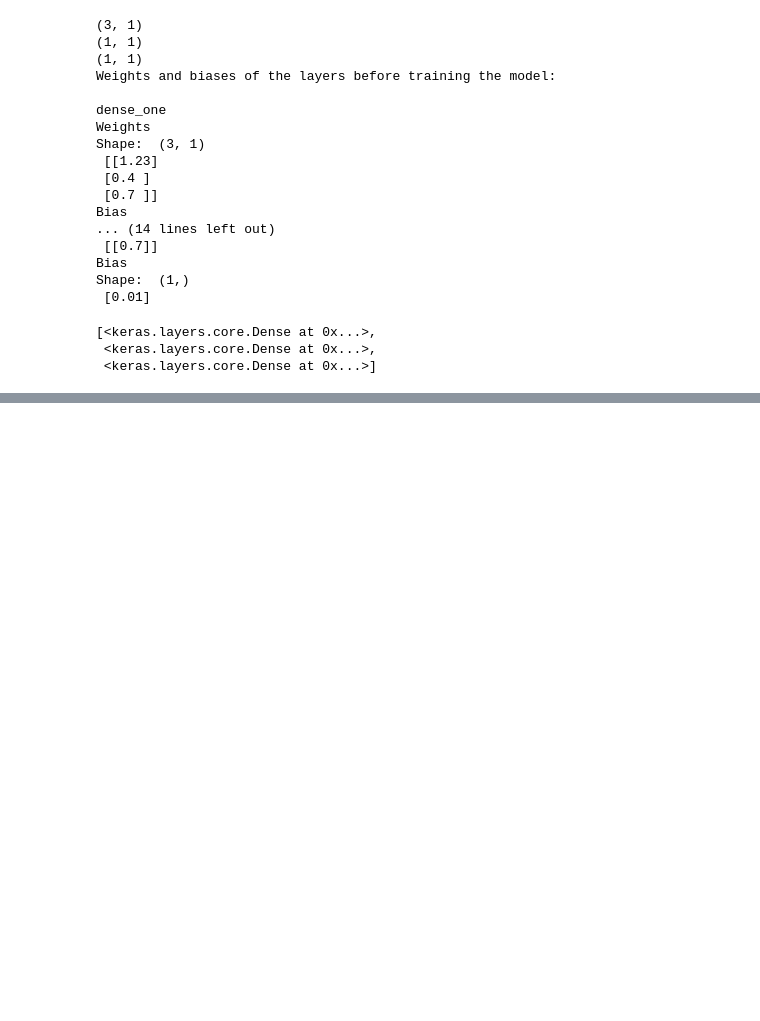
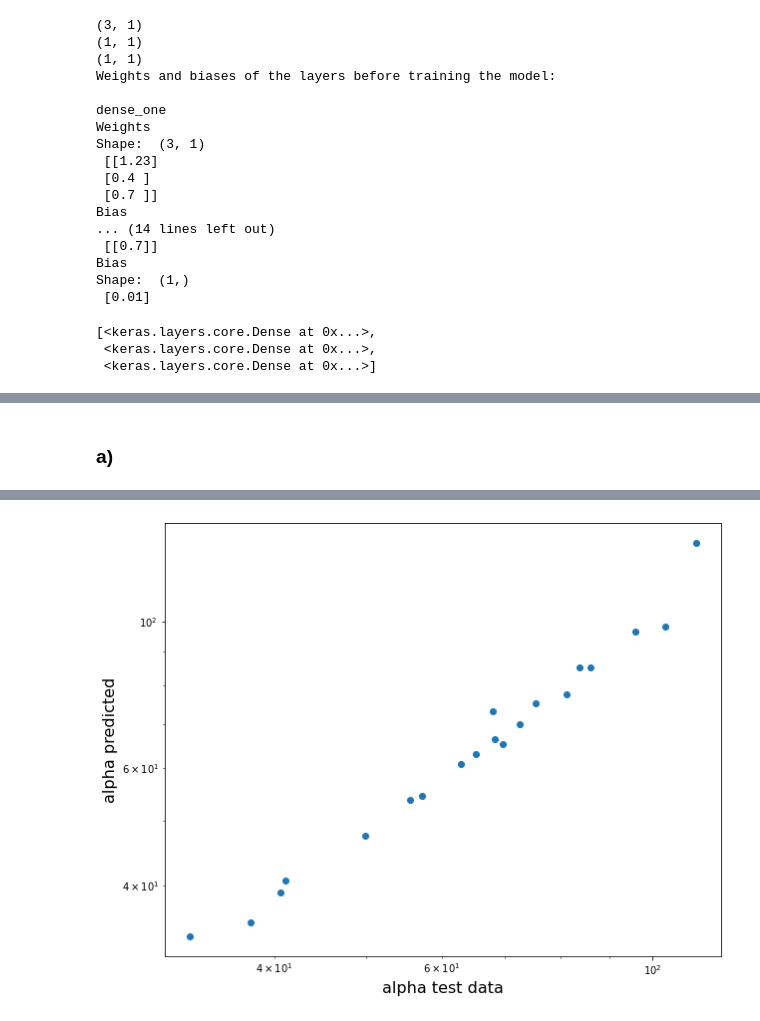
Before and after one commit to joshuaaduarte/Hybrid-Solar-Fossil-Fuel-Nueral-Network, a Jupyter notebook: project_two_pavan.ipynb, the cells around one changed output, grey strips where cells are left out. Drawn from its saved outputs; the diff is of its cells as text; code cells hidden in the pictures; blank space fills up the shorter version.

```diff
--- a/project_two_pavan.ipynb
+++ b/project_two_pavan.ipynb
@@ -790,0 +1546,79 @@ print ('row [20] data:  T1= ', xarray[20][0]*Tmed, ', gam= ', xarray[0][1]*gamed
+# %% [markdown]
+### a)
+# %%
+#Test data(distinct from training data) provided for predicting alpha
+testDataX = []
+testDataX.append([ 318.0 , 0.0 , 500.0 ])
+testDataX.append([ 318.0 , 0.0 , 1500.0 ])
+testDataX.append([ 318.0 , 0.0 , 2500.0 ])
+testDataX.append([ 318.0 , 0.25 , 1500.0 ])
+testDataX.append([ 318.0 , 0.5 , 500.0 ])
+testDataX.append([ 318.0 , 0.5 , 1500.0 ])
+testDataX.append([ 318.0 , 0.5 , 2500.0 ])
+testDataX.append([ 303.0 , 0.0 , 1000.0 ])
+testDataX.append([ 303.0 , 0.0 , 2000.0 ])
+testDataX.append([ 303.0 , 0.25 , 1000.0 ])
+testDataX.append([ 303.0 , 0.25 , 2000.0 ])
+testDataX.append([ 303.0 , 0.5 , 1000.0 ])
+testDataX.append([ 303.0 , 0.5 , 2000.0 ])
+testDataX.append([ 288.0 , 0.0 , 500.0 ])
+testDataX.append([ 288.0 , 0.0 , 2500.0 ])
+testDataX.append([ 288.0 , 0.25 , 2500.0 ])
+testDataX.append([ 288.0 , 0.5 , 1500.0 ])
+testDataX.append([ 268.0 , 0.0 , 1500.0 ])
+testDataX.append([ 268.0 , 0.25 , 2000.0 ])
+testDataX.append([ 268.0 , 0.5 , 2500.0 ])
+
+testDataY = []
+testDataY.append([ 35.13 , 0.3808 ])
+testDataY.append([ 47.46 , 0.3930 ])
+testDataY.append([ 73.12 , 0.4061 ])
+testDataY.append([ 66.34 , 0.4098 ])
+testDataY.append([ 63.09, 0.4154 ])
+testDataY.append([ 85.23 , 0.4197 ])
+testDataY.append([131.32 , 0.4242 ])
+testDataY.append([ 38.99 , 0.4012 ])
+testDataY.append([ 53.80 , 0.4136 ])
+testDataY.append([ 54.51 , 0.4215 ])
+testDataY.append([ 75.22 , 0.4290 ])
+testDataY.append([ 70.04, 0.4337 ])
+testDataY.append([ 96.65, 0.4382 ])
+testDataY.append([ 33.45 , 0.4091 ])
+testDataY.append([ 60.80 , 0.4334 ])
+testDataY.append([ 85.044, 0.4477])
+testDataY.append([ 77.56 , 0.4516 ])
+testDataY.append([ 40.68 , 0.4383 ])
+testDataY.append([ 65.24 , 0.4628 ])
+testDataY.append([ 98.23 , 0.4760 ])
+
+#normalizing the test data using the median values calculated using the training data
+Nx = []
+for i in range(len(testDataX)):
+    Nx.append([ testDataX[i][0]/Tmed , testDataX[i][1]/gamed , testDataX[i][2]/qsmed ])
+testDataX = Nx
+Ny=[]
+altest=[]
+for i in range(len(testDataY)):
+    altest.append(testDataY[i][0])
+    Ny.append([ testDataY[i][0]/almed , testDataY[i][1]/efmed ])
+testDataY=Ny
+print(testDataX)
+print(testDataY)
+alpred=[]
+#calculating the predicted alpha using the model predict function
+for i in range(len(testDataX)):
+    test = [[ testDataX[i][0] , testDataX[i][1] , testDataX[i][2] ]]
+    testarray = np.array(test)
+    outpt = model.predict(testarray)
+    alpred.append(outpt[0][0]*almed)
+print(altest)
+print(alpred)
+#plot alpha test data vs. alpha predicted
+import matplotlib.pyplot as plt
+import numpy as np
+plt.scatter(alpred,altest)
+plt.xlabel('alpha test data', fontsize='16')
+plt.ylabel('alpha predicted', fontsize='16')
+plt.loglog()
+plt.show()
+# %% [output]
@@ -790,0 +1629 @@ print ('row [20] data:  T1= ', xarray[20][0]*Tmed, ', gam= ', xarray[0][1]*gamed
+[figure, added]
```
Also changed, not shown: parts of 29 cells of this notebook.
